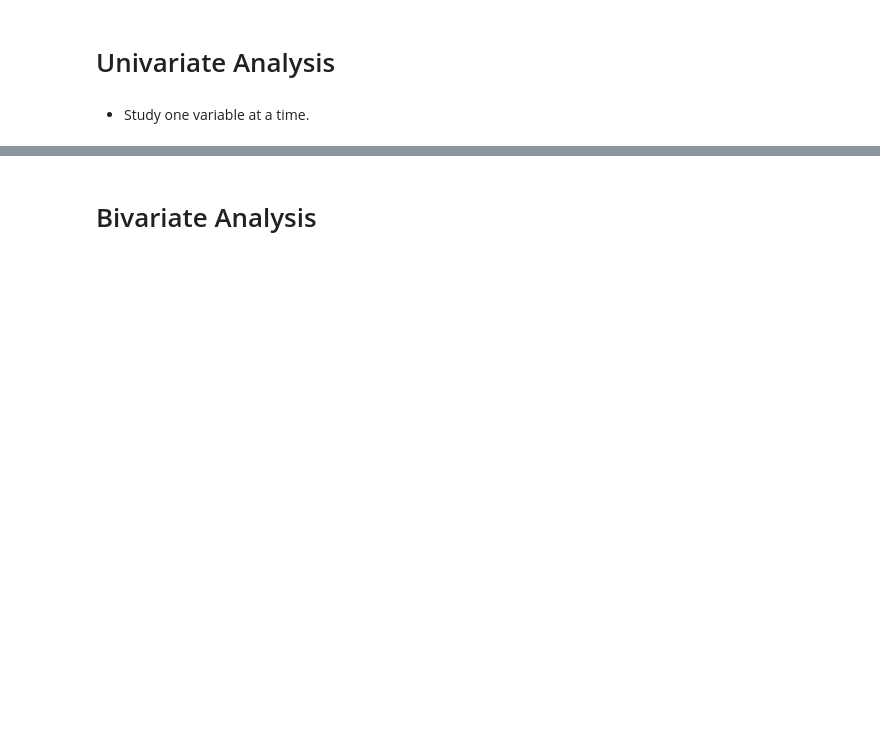
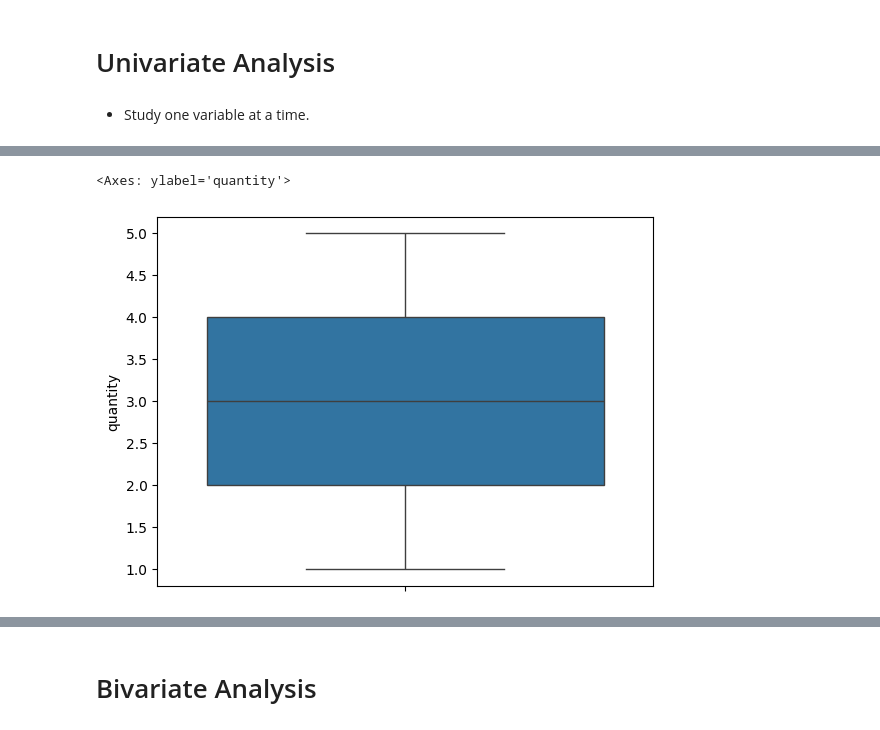
Before and after one commit to BhupathiTharun/Supply-chain-data-warehouse, a Jupyter notebook: notebooks/03_EDA.ipynb, the cells around one changed output, grey strips where cells are left out. Cells and saved outputs as stored; diff of their text form; code cells hidden in the pictures; blank space fills up the shorter version.

```diff
--- a/notebooks/03_EDA.ipynb
+++ b/notebooks/03_EDA.ipynb
@@ -793,0 +810,5 @@ Index(['order_line_id', 'order_date', 'customer_id', 'product_id', 'category',
+# %%
+sns.boxplot(data=df2,y='quantity')
+# %% [output]
+<Axes: ylabel='quantity'>
+[figure, added]
```
Also changed, not shown: parts of 25 cells of this notebook, 1 other file.
